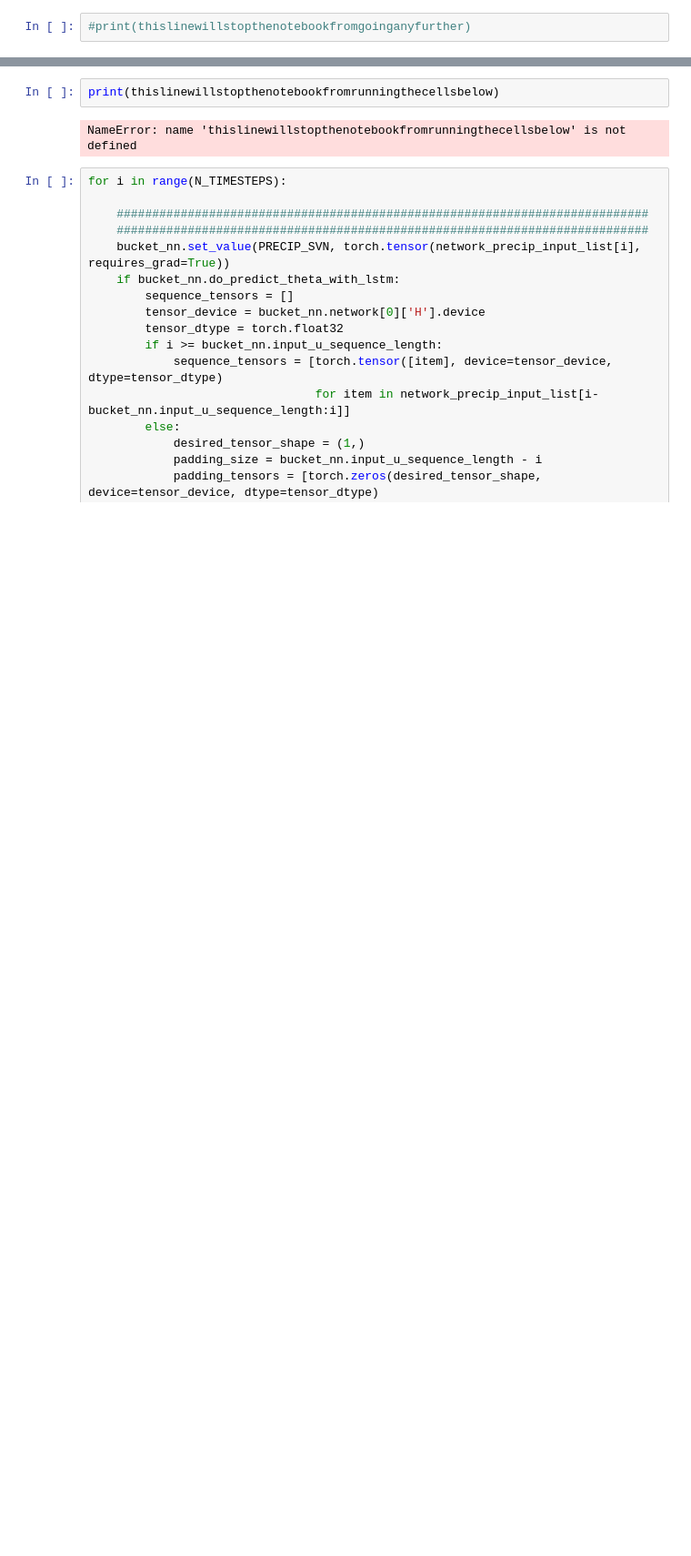
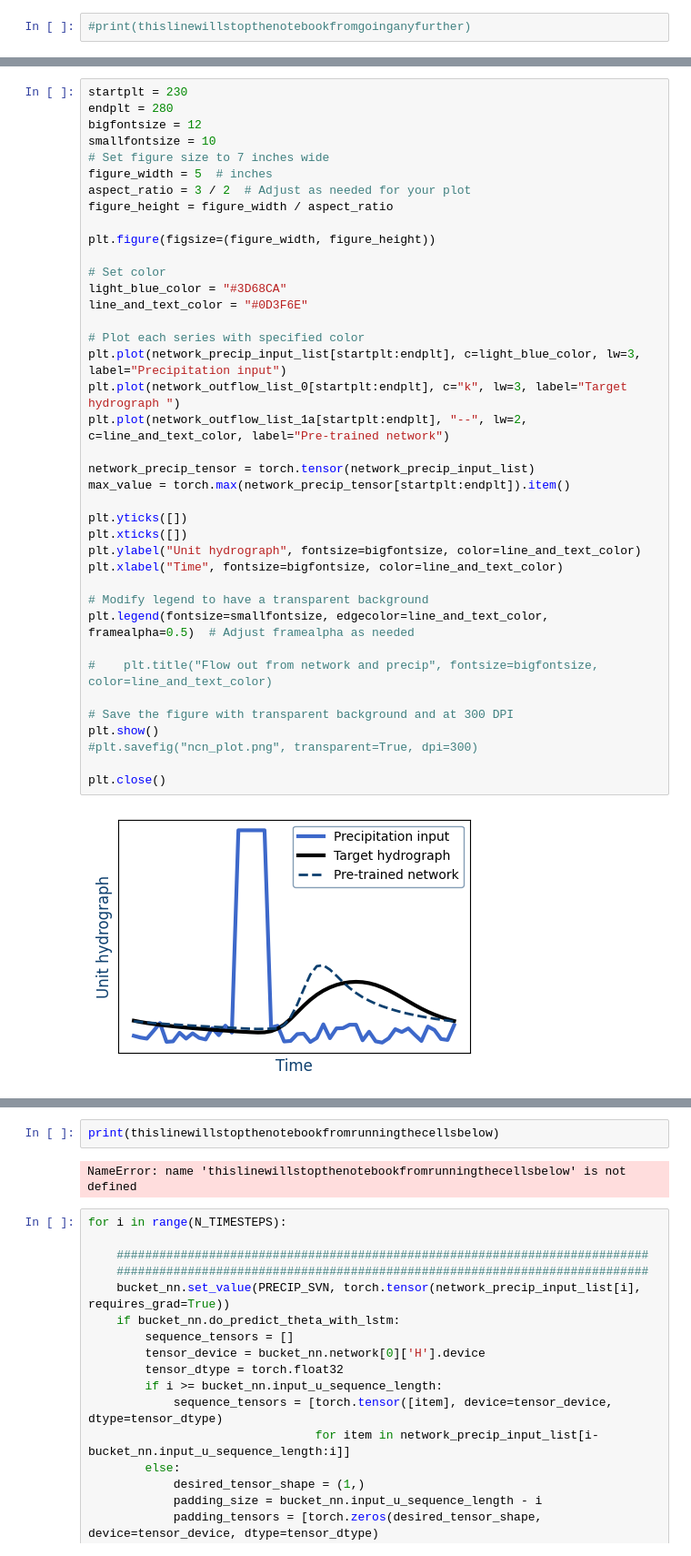
Before and after one commit to jmframe/nash_cascade_neural_network, a Jupyter notebook: ncnn_fcnn.ipynb, the cells around one changed output, grey strips where cells are left out. Shown at 91% size. Drawn from its saved outputs; the diff is of its cells as text; blank space fills up the shorter version.

```diff
--- a/ncnn_fcnn.ipynb
+++ b/ncnn_fcnn.ipynb
@@ -111,0 +130,41 @@ Mass balance for network is -0.000
+# %%
+startplt = 230
+endplt = 280
+bigfontsize = 12
+smallfontsize = 10
+# Set figure size to 7 inches wide
+figure_width = 5  # inches
+aspect_ratio = 3 / 2  # Adjust as needed for your plot
+figure_height = figure_width / aspect_ratio
+
+plt.figure(figsize=(figure_width, figure_height))
+
+# Set color
+light_blue_color = "#3D68CA"
+line_and_text_color = "#0D3F6E"
+
+# Plot each series with specified color
+plt.plot(network_precip_input_list[startplt:endplt], c=light_blue_color, lw=3, label="Precipitation input")
+plt.plot(network_outflow_list_0[startplt:endplt], c="k", lw=3, label="Target hydrograph ")
+plt.plot(network_outflow_list_1a[startplt:endplt], "--", lw=2, c=line_and_text_color, label="Pre-trained network")
+
+network_precip_tensor = torch.tensor(network_precip_input_list)
+max_value = torch.max(network_precip_tensor[startplt:endplt]).item()
+
+plt.yticks([])
+plt.xticks([])
+plt.ylabel("Unit hydrograph", fontsize=bigfontsize, color=line_and_text_color)
+plt.xlabel("Time", fontsize=bigfontsize, color=line_and_text_color)
+
+# Modify legend to have a transparent background
+plt.legend(fontsize=smallfontsize, edgecolor=line_and_text_color, framealpha=0.5)  # Adjust framealpha as needed
+
+#    plt.title("Flow out from network and precip", fontsize=bigfontsize, color=line_and_text_color)
+
+# Save the figure with transparent background and at 300 DPI
+plt.show()
+#plt.savefig("ncn_plot.png", transparent=True, dpi=300)
+
+plt.close()
+# %% [output]
+[figure, added]
```
Also changed, not shown: parts of 12 cells of this notebook, 9 other files.
